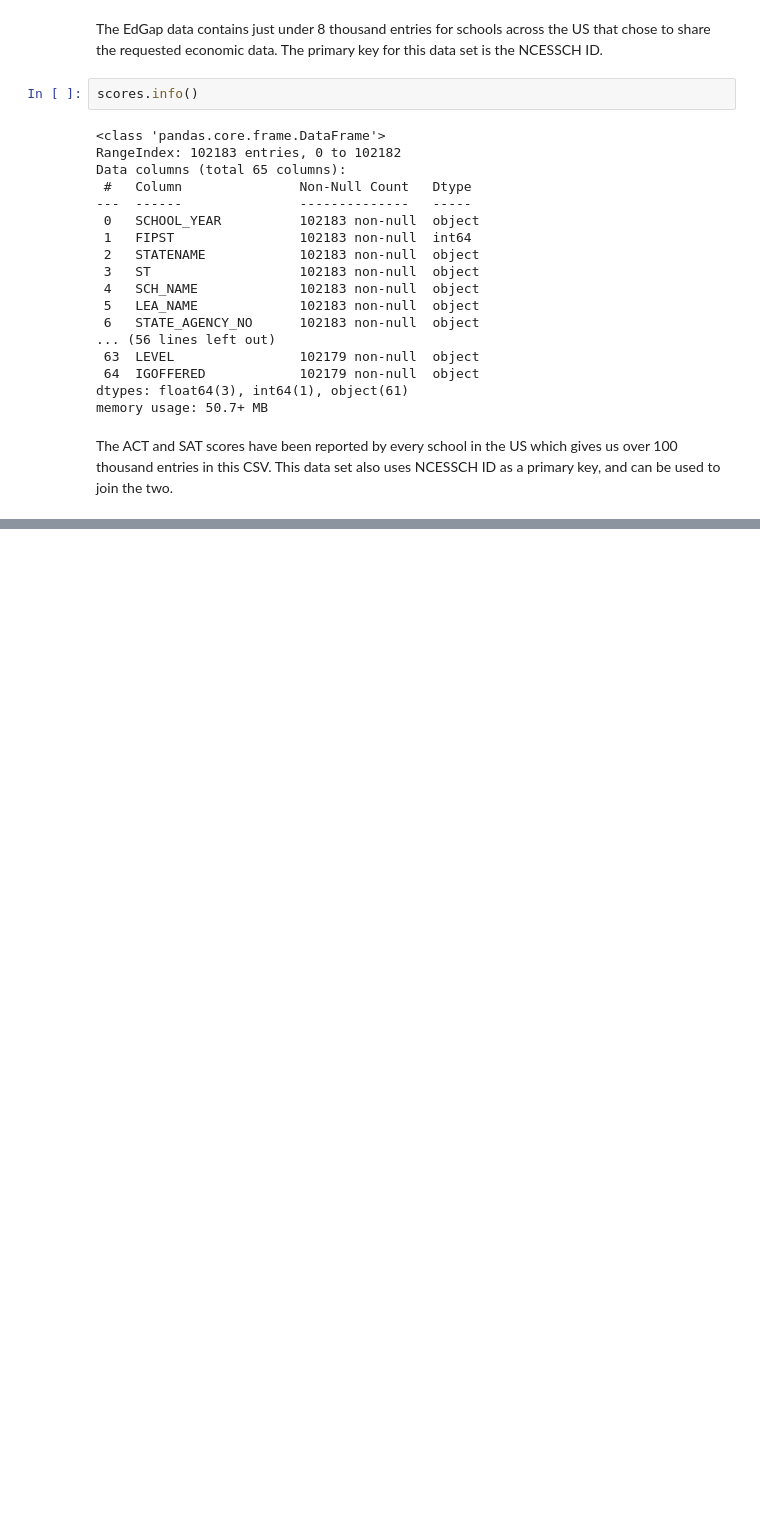
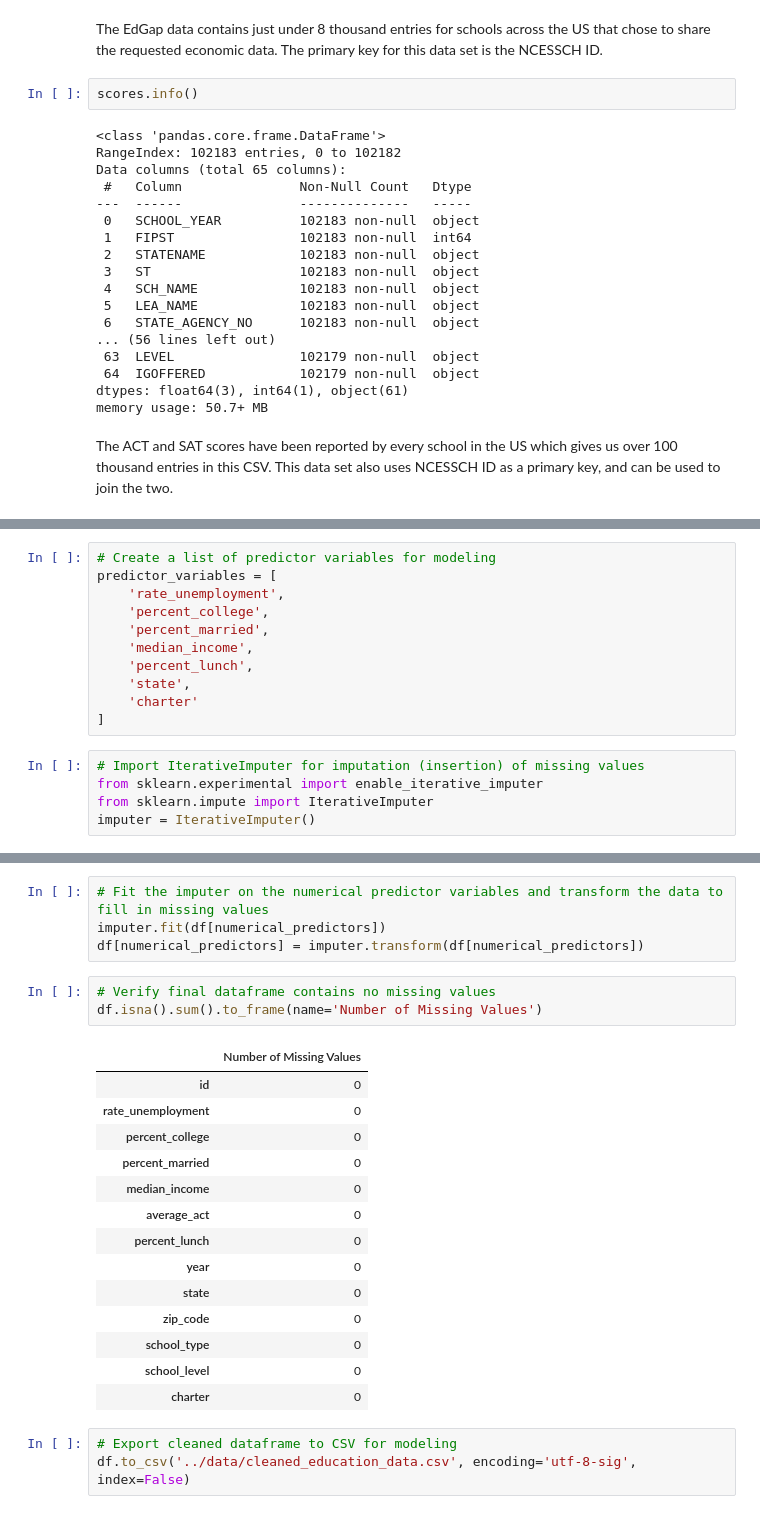
Before and after one commit to belvilleh/education, a Jupyter notebook: code/Education.ipynb, the cells around one changed output, grey strips where cells are left out. Drawn from its saved outputs; the diff is of its cells as text; blank space fills up the shorter version.

```diff
--- a/code/Education.ipynb
+++ b/code/Education.ipynb
@@ -331,0 +463,16 @@ plt.show()
+# %%
+# Create a list of predictor variables for modeling
+predictor_variables = [
+    'rate_unemployment',
+    'percent_college',
+    'percent_married',
+    'median_income',
+    'percent_lunch',
+    'state',
+    'charter'
+]
+# %%
+# Import IterativeImputer for imputation (insertion) of missing values
+from sklearn.experimental import enable_iterative_imputer
+from sklearn.impute import IterativeImputer
+imputer = IterativeImputer()
@@ -331,0 +485,25 @@ plt.show()
+# %%
+# Fit the imputer on the numerical predictor variables and transform the data to fill in missing values
+imputer.fit(df[numerical_predictors])
+df[numerical_predictors] = imputer.transform(df[numerical_predictors])
+# %%
+# Verify final dataframe contains no missing values
+df.isna().sum().to_frame(name='Number of Missing Values')
+# %% [output]
+|  | Number of Missing Values |
+| id | 0 |
+| rate_unemployment | 0 |
+| percent_college | 0 |
+| percent_married | 0 |
+| median_income | 0 |
+| average_act | 0 |
+| percent_lunch | 0 |
+| year | 0 |
+| state | 0 |
+| zip_code | 0 |
+| school_type | 0 |
+| school_level | 0 |
+| charter | 0 |
+# %%
+# Export cleaned dataframe to CSV for modeling
+df.to_csv('../data/cleaned_education_data.csv', encoding='utf-8-sig', index=False)
```
Also changed, not shown: parts of 38 cells of this notebook, 2 other files.
